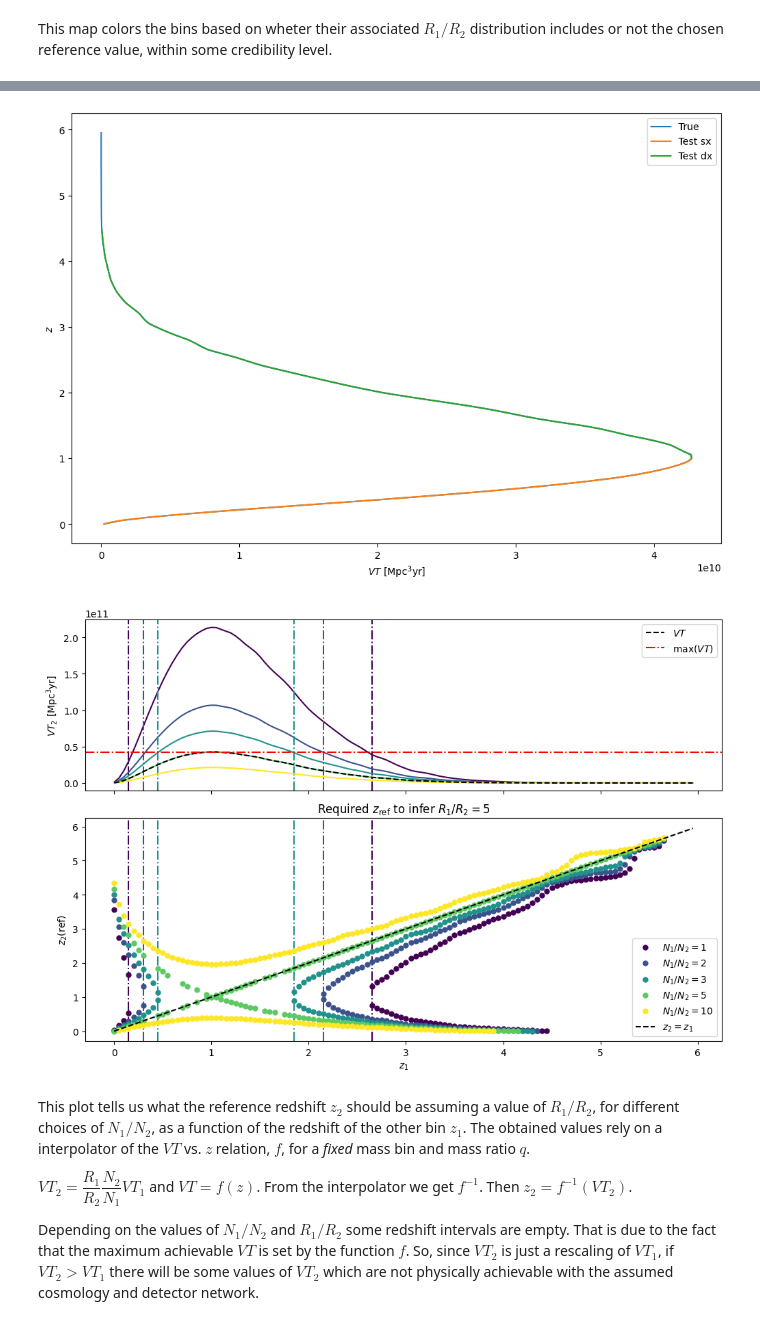
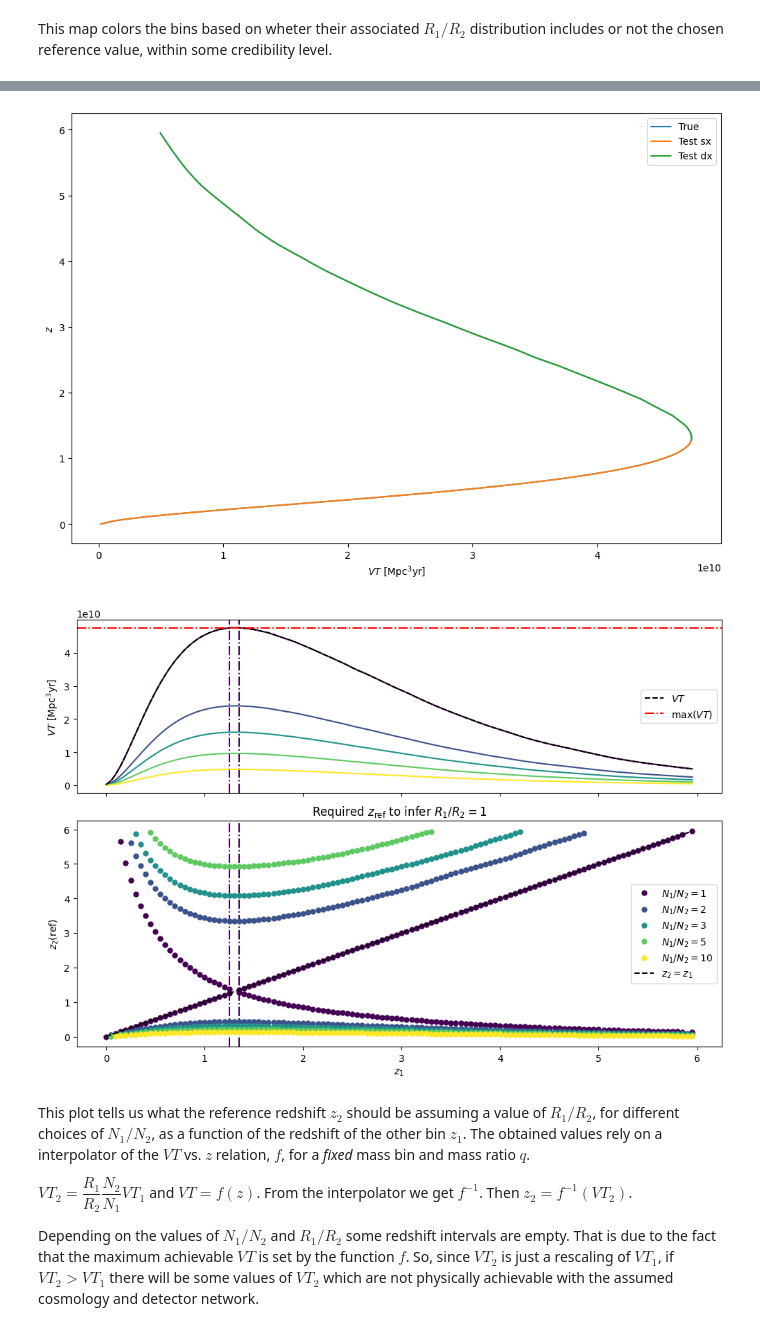
Before and after one commit to F3Solid/master_thesis, a Jupyter notebook: bin_comparison_map_1.ipynb, the cells around one changed output, grey strips where cells are left out. Saved outputs shown, nothing was run; the diff lists cells and outputs as text; code cells hidden in the pictures.

```diff
--- a/bin_comparison_map_1.ipynb
+++ b/bin_comparison_map_1.ipynb
@@ -27,17 +24,17 @@ import lal
 
   import lal as _lal
 # %%
-minf, msup = 8, 13
+mc, mw = 35, 5
+minf, msup = mc - mw / 2, mc + mw / 2
 # zw = 0.01 # Width of redshift bins
 zw = 0.05
-q = 0.5 # # q = m2 / m1, with m2 <= m1
+q = 0.8 # q = m2 / m1, with m2 <= m1
 
 T_obs = 1
 
 zinf_axis = np.arange(0, 6, zw)
 bins_axis = [MZQbin(minf, msup, zinf, zinf + zw, q) for zinf in zinf_axis]
 R1_R2_axis = np.arange(0.01, 5, 0.01)
-
 N1_N2_axis = np.arange(0.01, 10, 0.02)
 
 cl = 0.95
@@ -63,6 +45,6 @@ if __name__ == '__main__':
 # %%
 zref = 0.25 # Reference redshift (inferior limit of reference redshift bin)
 bin2_ref = MZQbin(minf, msup, zref, zref + zw, q)
-N2_ref = 60
+N2_ref = 10
 bin2_ref.VTmc(T_obs)
 # %% [output]
@@ -191,7 +168,7 @@ plt.show()
 R1_R2_CI_array = np.zeros((len(N1_N2_axis), len(bins_axis), 3))
 R1_R2_a_array = np.zeros((len(N1_N2_axis), len(bins_axis)))
 
-R1_R2_ref = 2
+R1_R2_ref = 1
 # 1 if R1_R2_ref is inside confidence interval
 Det_map_R1_R2 = np.zeros((len(N1_N2_axis), len(bins_axis)))
 
@@ -430,17 +407,20 @@ ax.legend()
 
 plt.show()
 # %% [output]
-[figure, old version]
+[figure, new version]
 # %%
-R1_R2 = 5
+R1_R2 = 1
 alpha = [1, 2, 3, 5, 10]
 colors = plt.get_cmap('viridis')(np.linspace(0, 1, len(alpha)))
 
 VT_1 = VT_for_interpolant
 z_1 = zinf_for_interpolant
 
-a = [R1_R2 / _alpha for _alpha in alpha]
-VT_2 = [VT_1 * _a for _a in a]
+# a = [R1_R2 / _alpha for _alpha in alpha]
+# VT_2 = [VT_1 * _a for _a in a]
+VT_2 = np.array([VT2BayesCI(cl, VT_1, R1_R2, _alpha, N2_ref) for _alpha in alpha])
+VT_2[np.isnan(VT_2)] = 0
+VT_2 = VT_2[:, 1] # median
 z_2 = [z_inf_at_VT_fixed_mq(VT_grid, VT_interpolant) for VT_grid in VT_2]
 
 fig, ax = plt.subplots(figsize=(12, 8))
@@ -456,7 +436,7 @@ ax.set_title(r'Required $z_\text{{ref}}$ to infer $R_1 / R_2 = {0}$'.format(R1_R
 ax.set_xlabel(r'$z_1$')
 ax.set_ylabel(r'$z_2(\text{ref})$')
 
-ax_z.set_ylabel(r'$VT_2\ [\text{Mpc}^3 \text{yr}]$')
+ax_z.set_ylabel(r'$VT\ [\text{Mpc}^3 \text{yr}]$')
 
 lines = []
 for ((z_sx,  VT_sx), (z_dx, VT_dx)), _VT_2, _alpha, c in zip(z_2, VT_2, alpha, colors):
@@ -469,39 +449,40 @@ for ((z_sx,  VT_sx), (z_dx, VT_dx)), _VT_2, _alpha, c in zip(z_2, VT_2, alpha, c
     mask_sx, mask_dx = np.squeeze(np.array(mask_sx)), np.squeeze(np.array(mask_dx))
 
     for i, (z, mask) in enumerate(zip((z_sx, z_dx), (mask_sx, mask_dx))):
+        mask = np.array(mask, dtype=int)
         line = ax.plot(z_1[mask], z, color=c,
                        linestyle='', marker='o', markersize=5,
                        label=r'$N_1 / N_2 = {0}$'.format(_alpha))[0]
         if i == 0:
             lines.append(line)
 
     ax_z.plot(z_1, _VT_2, color=c)
 
     smaller_indexes = np.where(_VT_2 <= np.max(VT_1))[0]
     smaller_indx = smaller_indexes[0]
     for i in smaller_indexes[1:]:
         if i == smaller_indx + 1:
             smaller_indx = smaller_indx + 1
         else:
             smaller_indx = (smaller_indx, i)
             break
 
     if isinstance(smaller_indx, tuple):
         for _ax in (ax, ax_z):
             for val in smaller_indx:
                 _ax.axvline(z_1[val], color=c, linestyle='-.')
 
 ax_z.plot(z_1, VT_1, color='black', linestyle='--', label=r'$VT$')
 ax_z.axhline(np.max(VT_1), color='red', linestyle='-.', label=r'$\max(VT)$')
 
 lines.append(ax.plot(z_1, z_1, color='black', linestyle='--', label=r'$z_2 = z_1$')[0])
 
 ax.legend(handles=lines)
 ax_z.legend()
 
 plt.show()
 # %% [output]
-[figure, old version]
+[figure, new version]
 # %% [markdown]
 This plot tells us what the reference redshift $z_2$ should be assuming a value of $R_1 / R_2$, for different choices of $N_1 / N_2$, as a function of the redshift of the other bin $z_1$. The obtained values rely on a interpolator of the $VT$ vs. $z$ relation, $f$, for a _fixed_ mass bin and mass ratio $q$.
 
```
Also changed, not shown: parts of 20 cells of this notebook, 5 other files.
